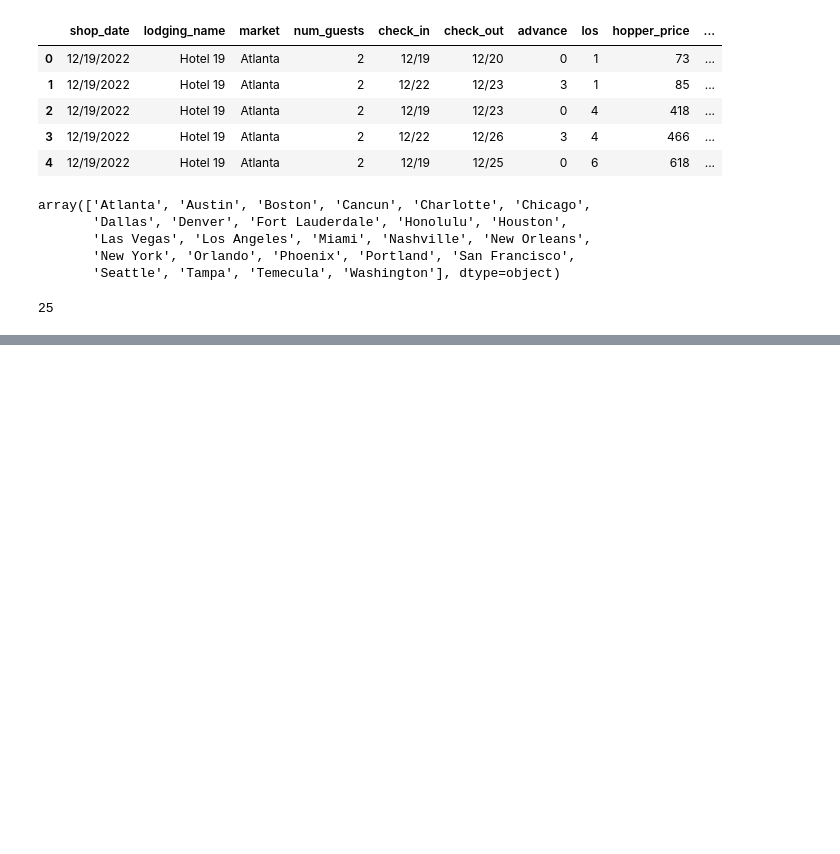
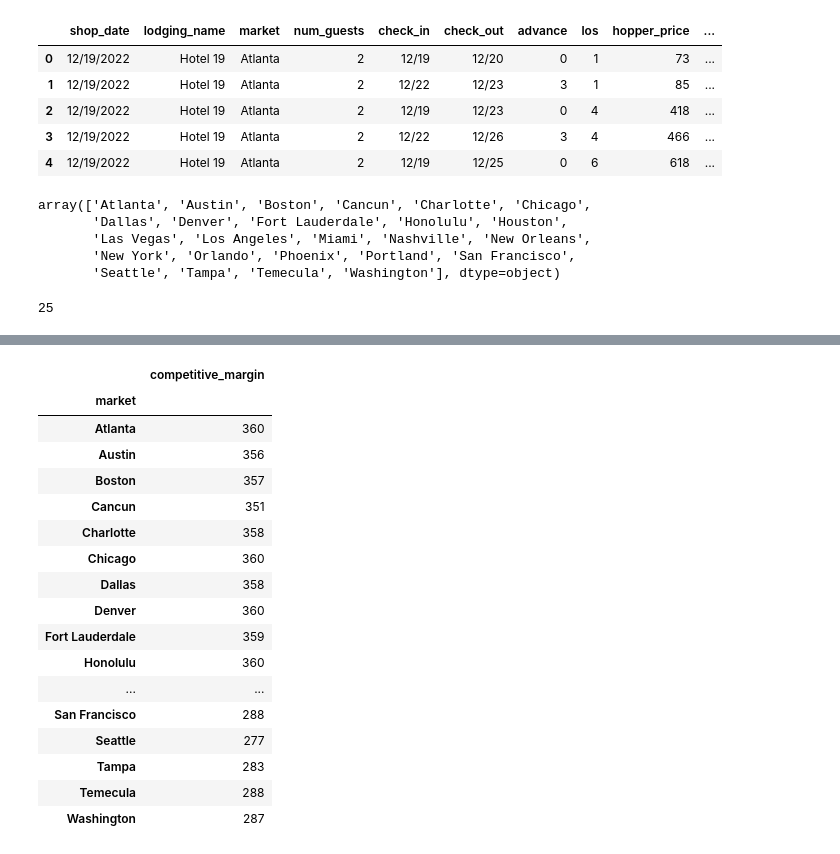
Before and after one commit to borischu/Hopper-Product-Analyst-Assignment, a Jupyter notebook: Hopper Product Analyst Assignment.ipynb, the cells around one changed output, grey strips where cells are left out. Drawn from its saved outputs; the diff is of its cells as text; code cells hidden in the pictures; blank space fills up the shorter version.

```diff
--- a/Hopper Product Analyst Assignment.ipynb
+++ b/Hopper Product Analyst Assignment.ipynb
@@ -68,0 +80,21 @@ df.groupby(['los'])[['lowest_delta_competitor_price']].mean().reset_index().head
+# %%
+df.groupby(['market'])[['competitive_margin']].count()
+# %% [output]
+|  | competitive_margin |
+| market |  |
+| Atlanta | 360 |
+| Austin | 356 |
+| Boston | 357 |
+| Cancun | 351 |
+| Charlotte | 358 |
+| Chicago | 360 |
+| Dallas | 358 |
+| Denver | 360 |
+| Fort Lauderdale | 359 |
+| Honolulu | 360 |
+| ... | ... |
+| San Francisco | 288 |
+| Seattle | 277 |
+| Tampa | 283 |
+| Temecula | 288 |
+| Washington | 287 |
```
Also changed, not shown: parts of 8 cells of this notebook.
